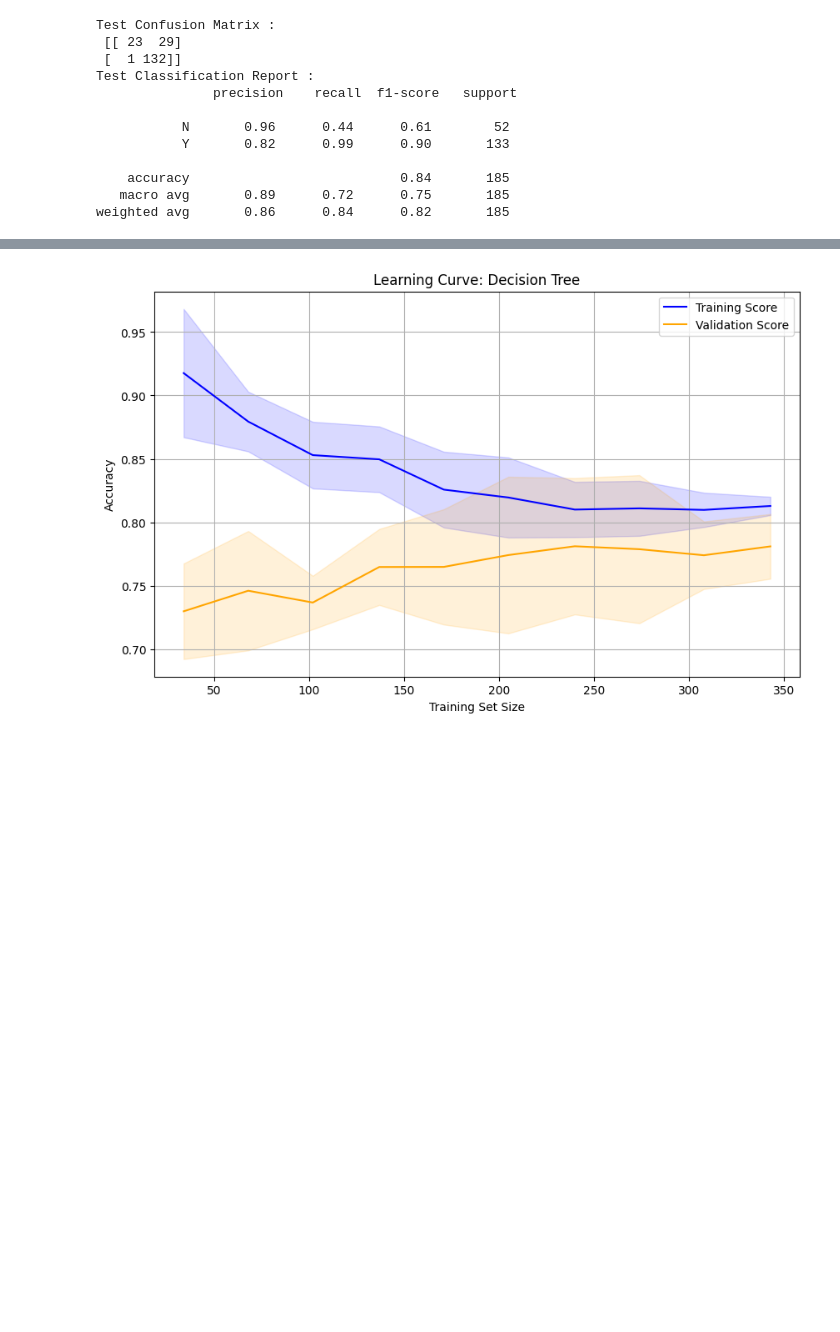
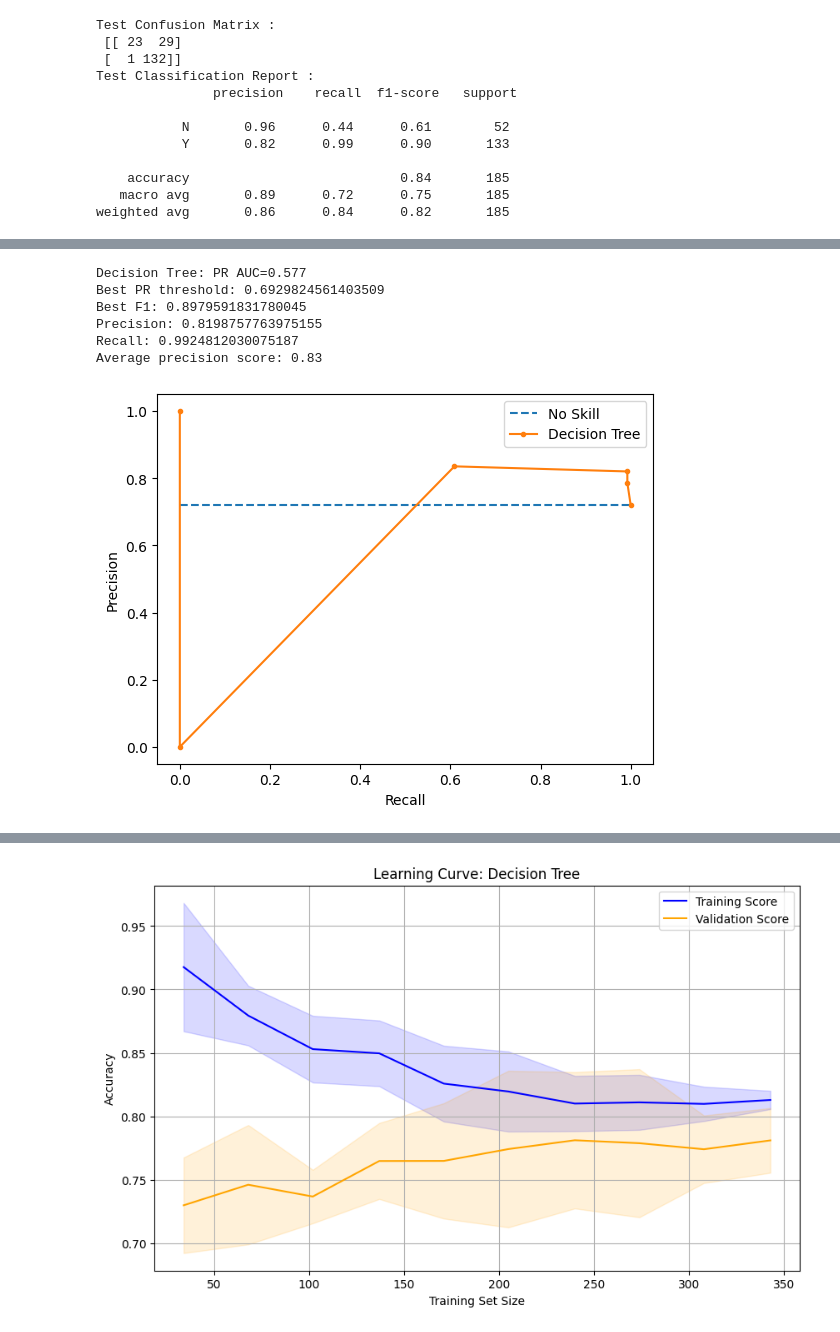
Before and after one commit to EdwinVivek/ML-hands-on-notebooks, a Jupyter notebook: Tree and Ensemble/tree_classification.ipynb, the cells around one changed output, grey strips where cells are left out. Cells and saved outputs as stored; diff of their text form; code cells hidden in the pictures; blank space fills up the shorter version.

```diff
--- a/Tree and Ensemble/tree_classification.ipynb
+++ b/Tree and Ensemble/tree_classification.ipynb
@@ -610,0 +689,37 @@ weighted avg       0.86      0.84      0.82       185
+# %%
+#PR curve
+lr_f1= f1_score(y_test, y_pred, pos_label="Y")
+lr_precision, lr_recall, lr_thresholds = precision_recall_curve(y_test, predictions[:,1], pos_label="Y")
+lr_auc = auc(lr_recall, lr_precision)
+print('Decision Tree: PR AUC=%.3f' % (lr_auc))
+
+# precision, recall, thresholds from precision_recall_curve
+f1_scores = 2 * (lr_precision[:-1] * lr_recall[:-1]) / (
+    lr_precision[:-1] + lr_recall[:-1] + 1e-9
+)
+
+best_idx = np.argmax(f1_scores)
+best_pr_threshold = lr_thresholds[best_idx]
+
+print("Best PR threshold:", best_pr_threshold)
+print("Best F1:", f1_scores[best_idx])
+print("Precision:", lr_precision[best_idx])
+print("Recall:", lr_recall[best_idx])
+
+no_skill = len(y_test[y_test == 'Y']) / len(y_test)
+plt.plot([0, 1], [no_skill, no_skill], linestyle='--', label='No Skill')
+plt.plot(lr_recall, lr_precision, marker='.', label='Decision Tree')
+plt.xlabel('Recall')
+plt.ylabel('Precision')
+plt.legend()
+
+avg_precision = average_precision_score(y_test, predictions[:,1], pos_label="Y")
+print('Average precision score: {0:0.2f}'.format(avg_precision))
+# %% [output]
+Decision Tree: PR AUC=0.577
+Best PR threshold: 0.6929824561403509
+Best F1: 0.8979591831780045
+Precision: 0.8198757763975155
+Recall: 0.9924812030075187
+Average precision score: 0.83
+[figure, added]
```
Also changed, not shown: parts of 33 cells of this notebook.
